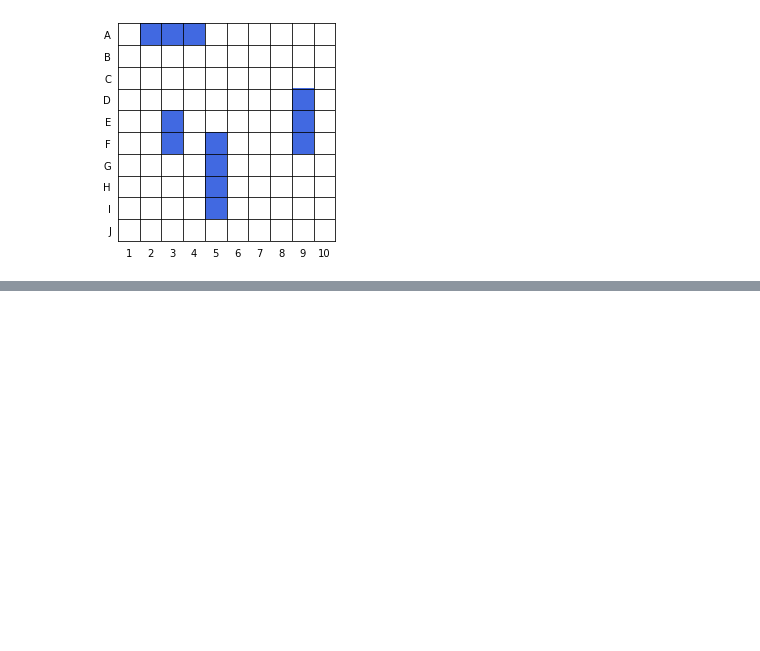
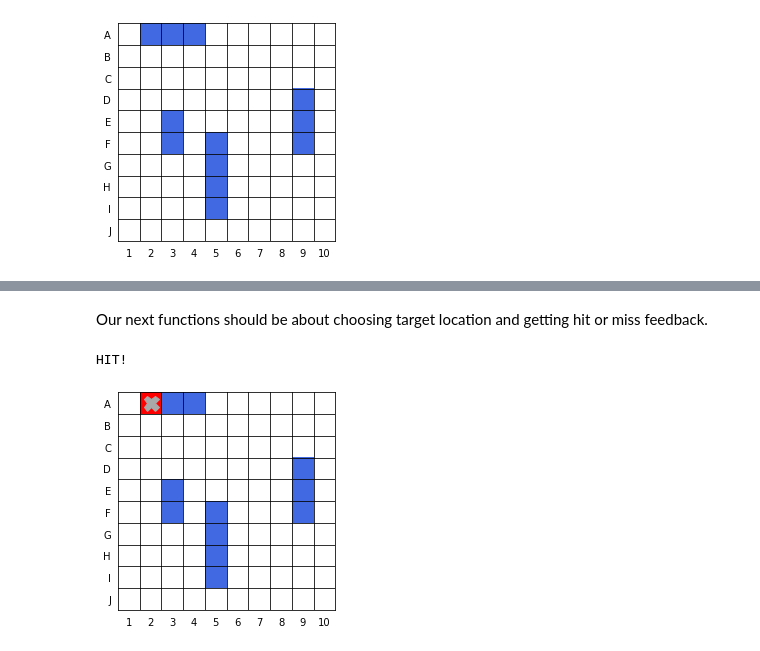
Before and after one commit to lnadi17/battleship-simulator, a Jupyter notebook: gameboard.ipynb, the cells around one changed output, grey strips where cells are left out. Cells and saved outputs as stored; diff of their text form; code cells hidden in the pictures; blank space fills up the shorter version.

Commit message:
Add shoot function

```diff
--- a/gameboard.ipynb
+++ b/gameboard.ipynb
@@ -116,0 +131,27 @@ fig
+# %% [markdown]
+Our next functions should be about choosing target location and getting hit or miss feedback.
+# %%
+# updates gameboard and returns True if boat was hit
+def shoot(location):
+    row = ord(location[0]) - ord('A')
+    col = int(location[1:]) - 1
+
+    # draw grey hit marker
+    ax.plot(col, row, marker='X', markersize=15, color='darkgray')
+
+    # check if boat's at current location and change the color of square to red if so
+    if (board[row, col] == colors.to_rgb('royalblue')).all():
+        board[row, col] = colors.to_rgb('red')
+        print("HIT!")
+        return True
+    else:
+        print("MISS!")
+        return False
+# %%
+# test shoot function
+shoot('A2')
+ax.imshow(board, origin='upper')
+fig
+# %% [output]
+HIT!
+[figure, added]
```
Also changed, not shown: parts of 6 cells of this notebook.
